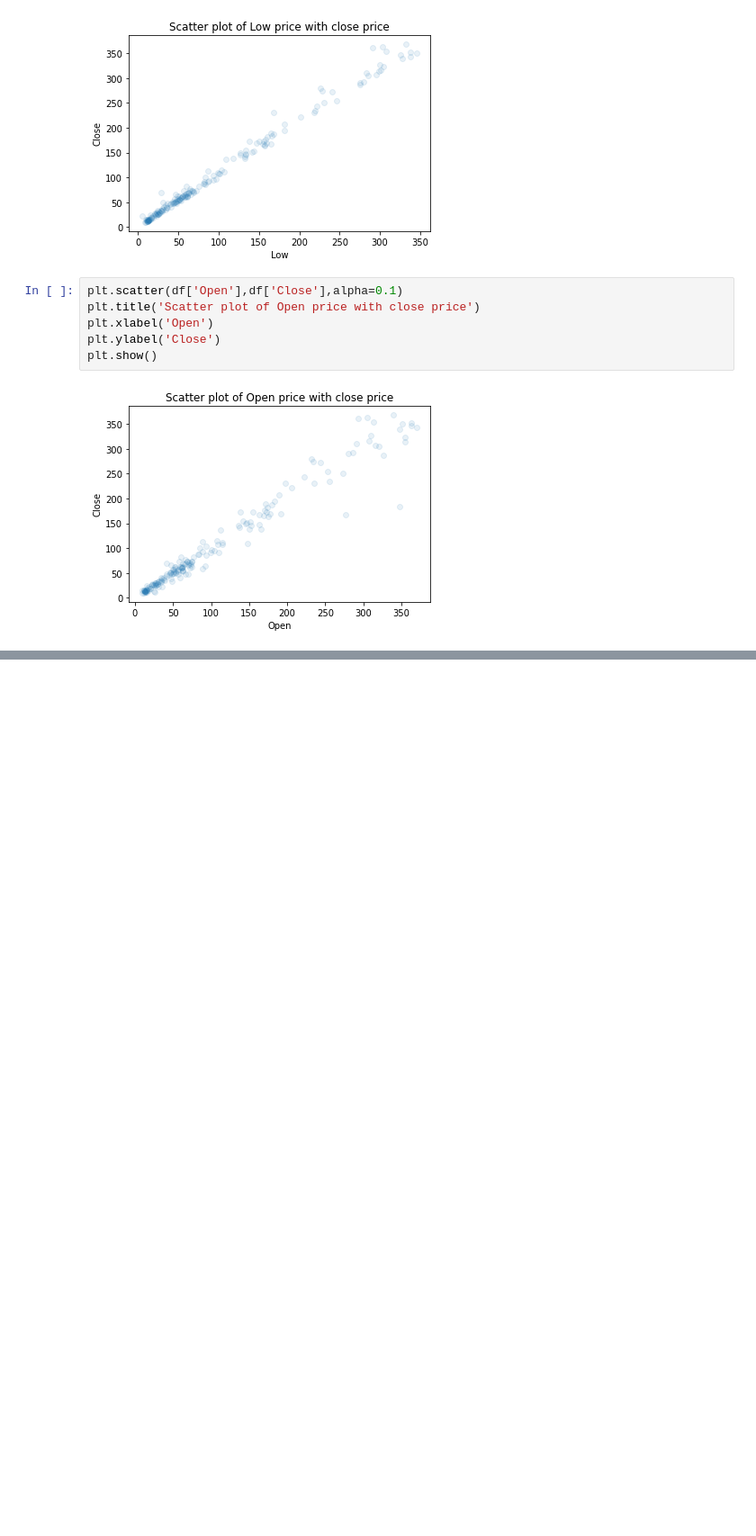
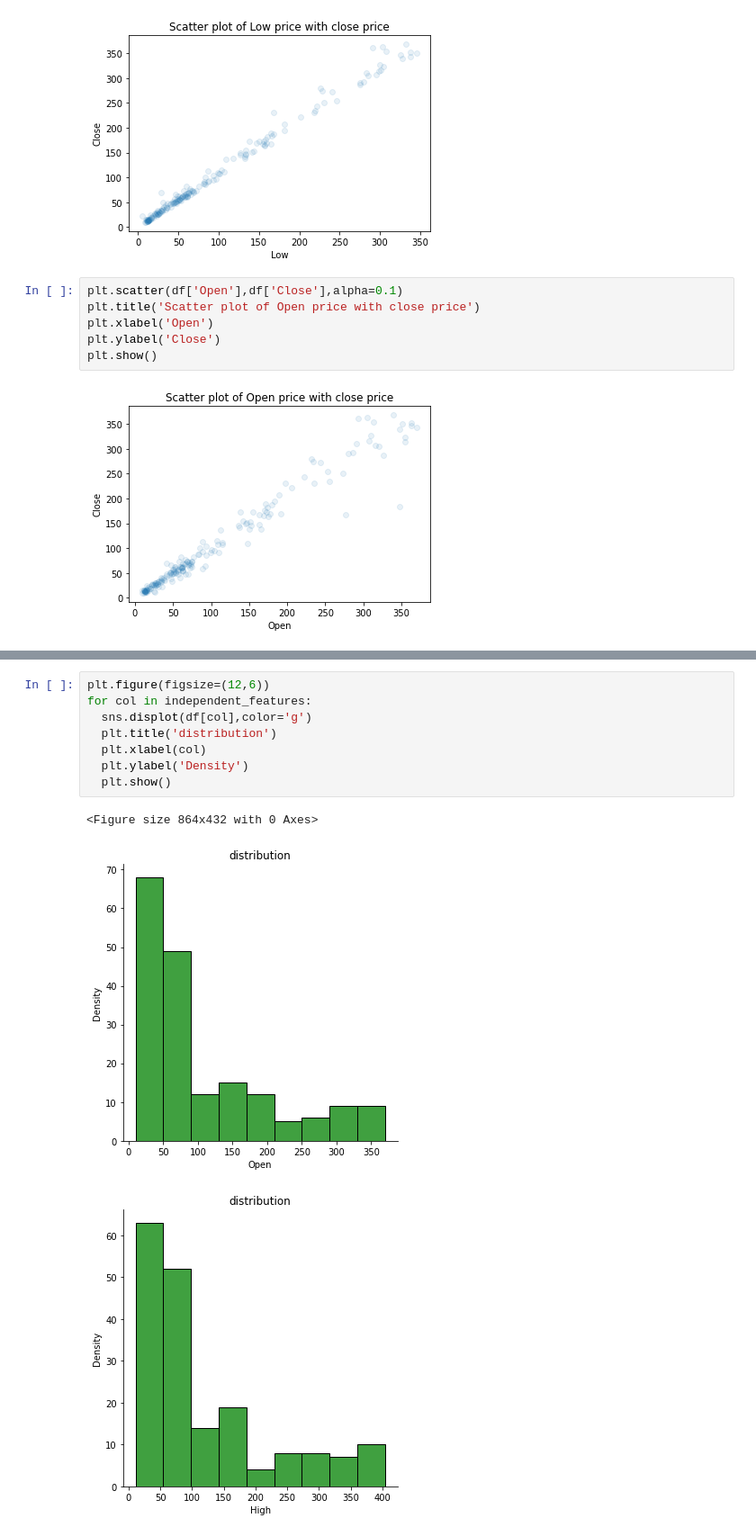
Before and after one commit to shaad4224/yes_Bank_Stock_Closing_Price_Prediction, a Jupyter notebook: yes_Bank_Stock_Closing_Price_Prediction.ipynb, the cells around one changed output, grey strips where cells are left out. Shown at 90% size. Cells and saved outputs as stored; diff of their text form; blank space fills up the shorter version.

```diff
--- a/yes_Bank_Stock_Closing_Price_Prediction.ipynb
+++ b/yes_Bank_Stock_Closing_Price_Prediction.ipynb
@@ -230,0 +243,12 @@ plt.show()
+# %%
+plt.figure(figsize=(12,6))
+for col in independent_features:
+  sns.displot(df[col],color='g')
+  plt.title('distribution')
+  plt.xlabel(col)
+  plt.ylabel('Density')
+  plt.show()
+# %% [output]
+<Figure size 864x432 with 0 Axes>
+[figure, added]
+[figure, added]
```
Also changed, not shown: parts of 6 cells of this notebook.
